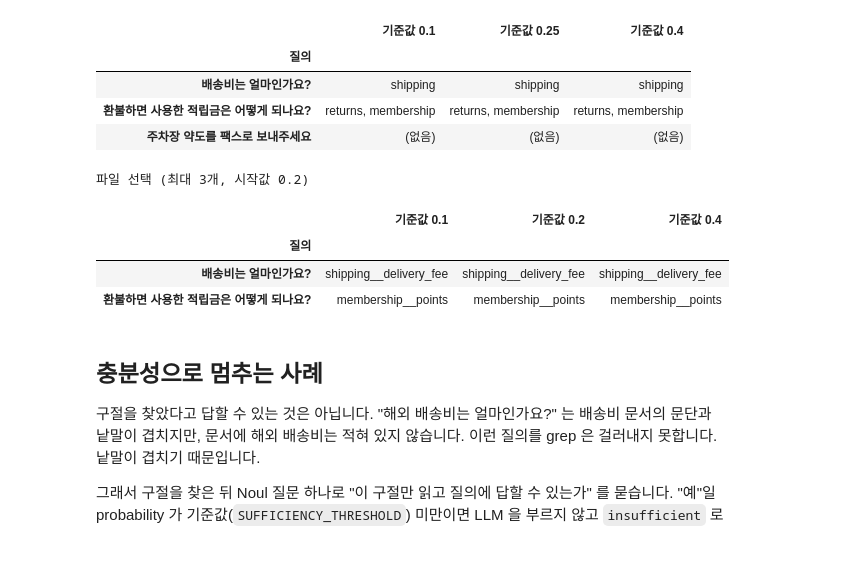
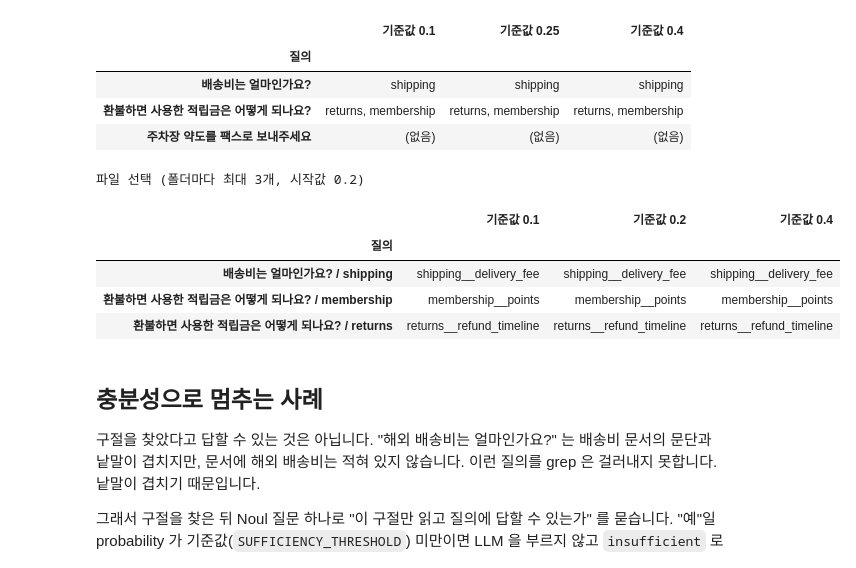
Before and after one commit to teddylee777/fastcampus-jev, a Jupyter notebook: notebooks/12-문서-RAG.ipynb, the cells around one changed output. Cells and saved outputs as stored; diff of their text form; code cells hidden in the pictures.

```diff
--- a/notebooks/12-문서-RAG.ipynb
+++ b/notebooks/12-문서-RAG.ipynb
@@ -145,6 +148,6 @@ grep 은 질의를 낱말로 쪼개 조사를 하나 떼고, 그 낱말이 부
 # %%
 path_by_key = {entry["key"]: entry["path"] for entry in index["files"]}
-file_probabilities = {}
+file_probabilities = {}  # {질의: {폴더: {키: probability}}}
 
 for sample in SAMPLE_QUERIES:
     query = sample["query"]
@@ -153,13 +156,15 @@ for sample in SAMPLE_QUERIES:
     print("  고른 폴더:", folders or "없음 (여기서 멈춤)")
     if not folders:
         continue
-    state, questions = build_file_question(index, folders, query)
-    result = jev.decide(state, questions)
-    offered = list(questions["file"]["criteria"])
-    probabilities = read_probabilities(read_answer(result, "file"), offered)
-    file_probabilities[query] = probabilities
-    keys = select_labels(probabilities, FILE_THRESHOLD, MAX_FILES)
-    print("  파일 probability:", {key: round(value, 3) for key, value in probabilities.items()})
+    state, questions = build_file_questions(index, folders, query)
+    result = jev.decide(state, questions)  # 폴더가 여럿이어도 호출은 한 번
+    file_probabilities[query] = {}
+    for folder in sorted(folders):
+        name = file_question_name(folder)
+        probabilities = read_probabilities(read_answer(result, name), list(questions[name]["criteria"]))
+        file_probabilities[query][folder] = probabilities
+        print(f"  {folder} 폴더 질문:", {key: round(value, 3) for key, value in probabilities.items()})
+    keys = merge_file_selections(file_probabilities[query])
     print("  고른 파일:", keys or "없음 (여기서 멈춤)")
     if not keys:
         continue
@@ -221,14 +223,20 @@ threshold_table(folder_probabilities, [0.1, 0.25, 0.4], MAX_FOLDERS)
 | 환불하면 사용한 적립금은 어떻게 되나요? | returns, membership | returns, membership | returns, membership |
 | 주차장 약도를 팩스로 보내주세요 | (없음) | (없음) | (없음) |
 # %%
-print(f"파일 선택 (최대 {MAX_FILES}개, 시작값 {FILE_THRESHOLD})")
-threshold_table(file_probabilities, [0.1, 0.2, 0.4], MAX_FILES)
+print(f"파일 선택 (폴더마다 최대 {MAX_FILES}개, 시작값 {FILE_THRESHOLD})")
+file_threshold_rows = {
+    f"{query} / {folder}": probabilities
+    for query, by_folder in file_probabilities.items()
+    for folder, probabilities in by_folder.items()
+}
+threshold_table(file_threshold_rows, [0.1, 0.2, 0.4], MAX_FILES)
 # %% [output]
-파일 선택 (최대 3개, 시작값 0.2)
+파일 선택 (폴더마다 최대 3개, 시작값 0.2)
 |  | 기준값 0.1 | 기준값 0.2 | 기준값 0.4 |
 | 질의 |  |  |  |
-| 배송비는 얼마인가요? | shipping__delivery_fee | shipping__delivery_fee | shipping__delivery_fee |
-| 환불하면 사용한 적립금은 어떻게 되나요? | membership__points | membership__points | membership__points |
+| 배송비는 얼마인가요? / shipping | shipping__delivery_fee | shipping__delivery_fee | shipping__delivery_fee |
+| 환불하면 사용한 적립금은 어떻게 되나요? / membership | membership__points | membership__points | membership__points |
+| 환불하면 사용한 적립금은 어떻게 되나요? / returns | returns__refund_timeline | returns__refund_timeline | returns__refund_timeline |
 # %% [markdown]
 ## 충분성으로 멈추는 사례
 
```
Also changed, not shown: parts of 16 cells of this notebook, 2 other files.
